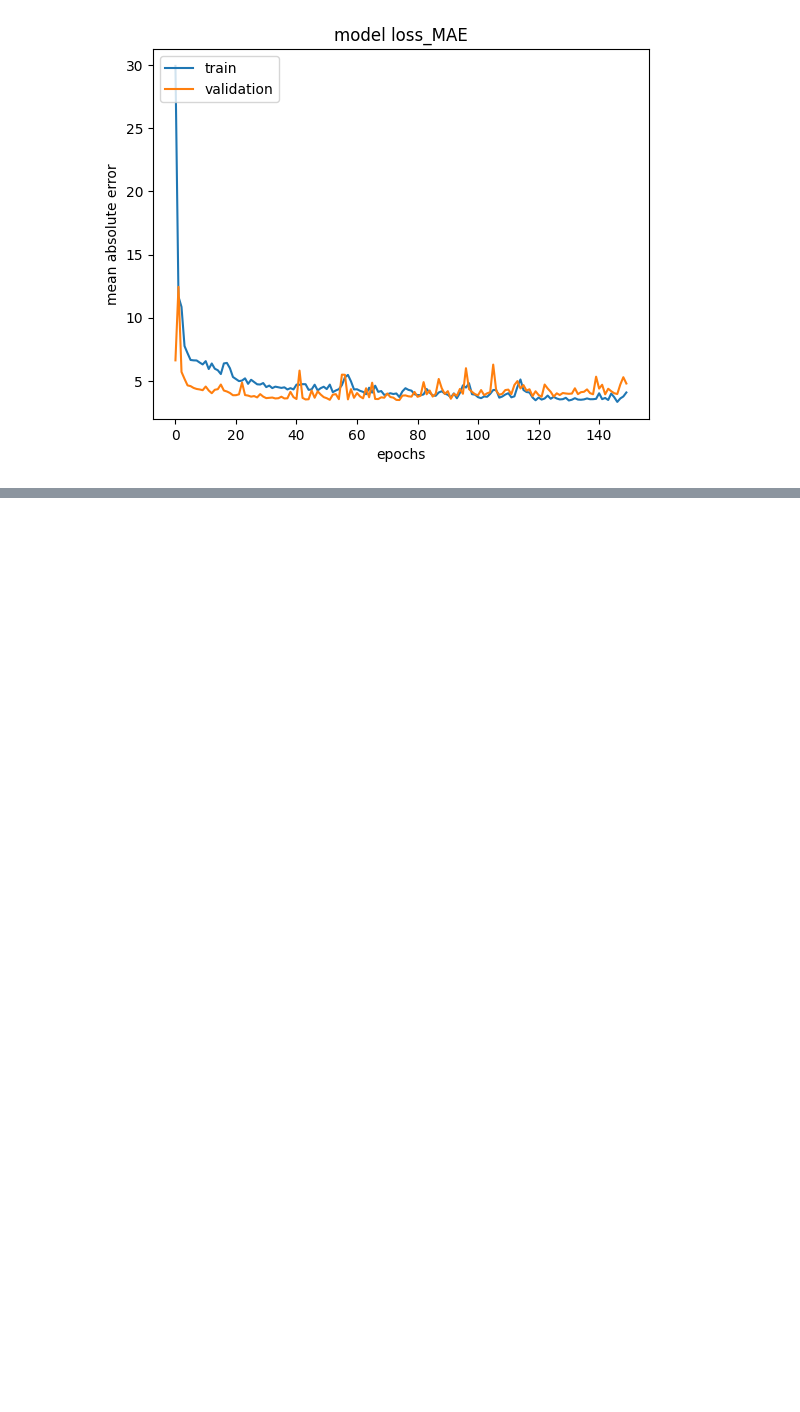
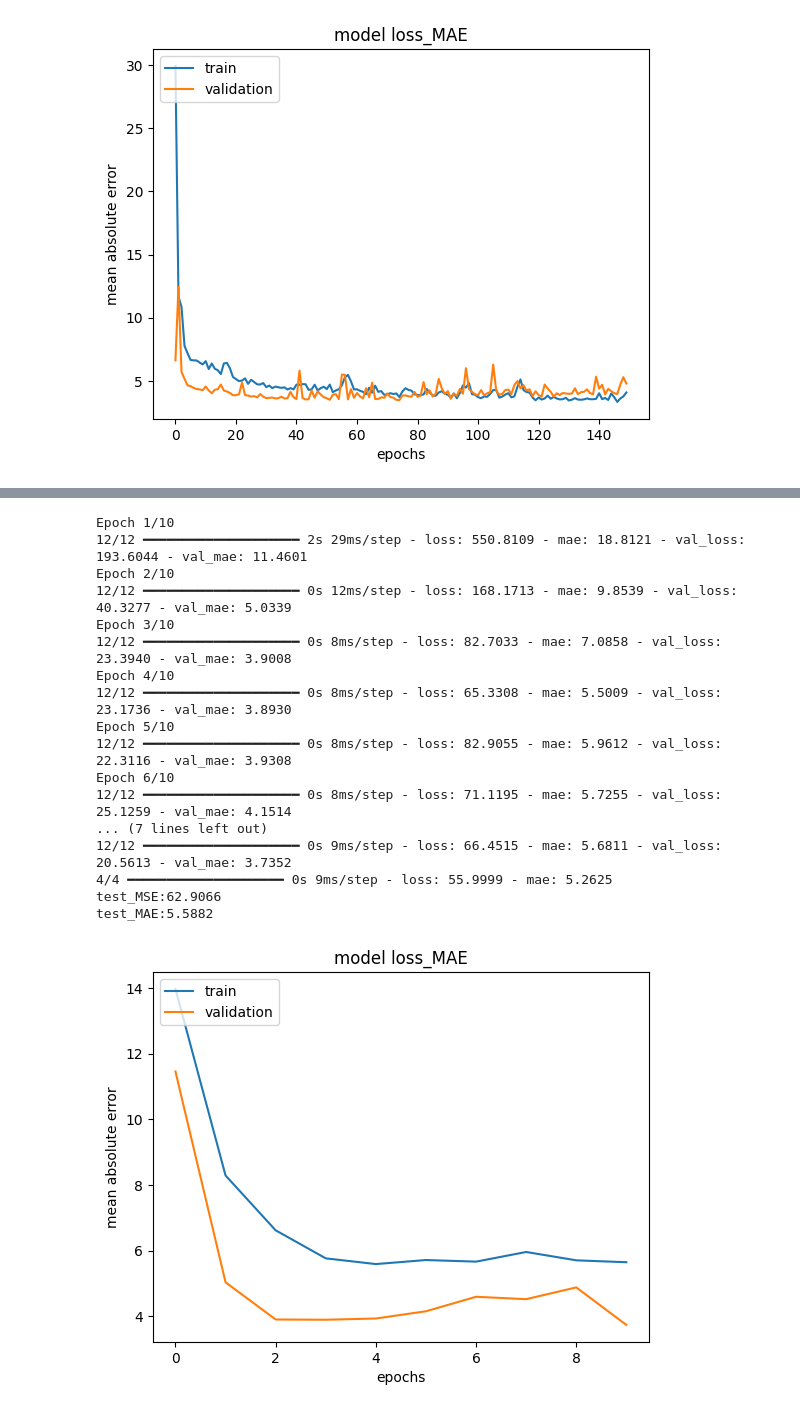
Before and after one commit to MURALAAYYAPPA/Deep-Learning, a Jupyter notebook: NN_House_prices.ipynb, the cells around one changed output, grey strips where cells are left out. Cells and saved outputs as stored; diff of their text form; code cells hidden in the pictures; blank space fills up the shorter version.

```diff
--- a/NN_House_prices.ipynb
+++ b/NN_House_prices.ipynb
@@ -61,3 +61,31 @@ plt.savefig('model loss.tiff')
 plt.show()
 # %% [output]
 [figure]
+# %%
+import tensorflow as tf
+from tensorflow import keras
+from tensorflow.keras import layers,models
+from tensorflow.keras.datasets import boston_housing
+import matplotlib.pyplot as plt
+(x_train,y_train),(x_test,y_test)=boston_housing.load_data()
+mean=x_train.mean(axis=0);
+std=x_train.std(axis=0)
+model=keras.Sequential([
+    layers.Dense(64,activation='relu',input_shape=(x_train.shape[1],)),
+    layers.Dense(64,activation='relu'),
+    layers.Dense(1)
+])
+model.compile(optimizer='adam',loss='mse',metrics=['mae'])
+history=model.fit(x_train,y_train,epochs=10,batch_size=32,validation_split=0.1,)
+test_loss,test_mae=model.evaluate(x_test,y_test)
+print(f"test_MSE:{test_loss:0.4f}")
+print(f"test_MAE:{test_mae:0.4f}")
+plt.plot(history.history['mae'])
+plt.plot(history.history['val_mae'])
+plt.title('model loss_MAE')
+plt.xlabel('epochs')
+plt.ylabel('mean absolute error')
+plt.legend(['train','validation'],loc='upper left')
+plt.savefig('model loss.tiff')
+plt.show()
+# %% [output]
@@ -63,0 +94,18 @@ plt.show()
+Epoch 1/10
+12/12 ━━━━━━━━━━━━━━━━━━━━ 2s 29ms/step - loss: 550.8109 - mae: 18.8121 - val_loss: 193.6044 - val_mae: 11.4601
+Epoch 2/10
+12/12 ━━━━━━━━━━━━━━━━━━━━ 0s 12ms/step - loss: 168.1713 - mae: 9.8539 - val_loss: 40.3277 - val_mae: 5.0339
+Epoch 3/10
+12/12 ━━━━━━━━━━━━━━━━━━━━ 0s 8ms/step - loss: 82.7033 - mae: 7.0858 - val_loss: 23.3940 - val_mae: 3.9008
+Epoch 4/10
+12/12 ━━━━━━━━━━━━━━━━━━━━ 0s 8ms/step - loss: 65.3308 - mae: 5.5009 - val_loss: 23.1736 - val_mae: 3.8930
+Epoch 5/10
+12/12 ━━━━━━━━━━━━━━━━━━━━ 0s 8ms/step - loss: 82.9055 - mae: 5.9612 - val_loss: 22.3116 - val_mae: 3.9308
+Epoch 6/10
+12/12 ━━━━━━━━━━━━━━━━━━━━ 0s 8ms/step - loss: 71.1195 - mae: 5.7255 - val_loss: 25.1259 - val_mae: 4.1514
+... (7 lines left out)
+12/12 ━━━━━━━━━━━━━━━━━━━━ 0s 9ms/step - loss: 66.4515 - mae: 5.6811 - val_loss: 20.5613 - val_mae: 3.7352
+4/4 ━━━━━━━━━━━━━━━━━━━━ 0s 9ms/step - loss: 55.9999 - mae: 5.2625
+test_MSE:62.9066
+test_MAE:5.5882
+[figure, added]
```
Also changed, not shown: parts of 1 cell of this notebook.
